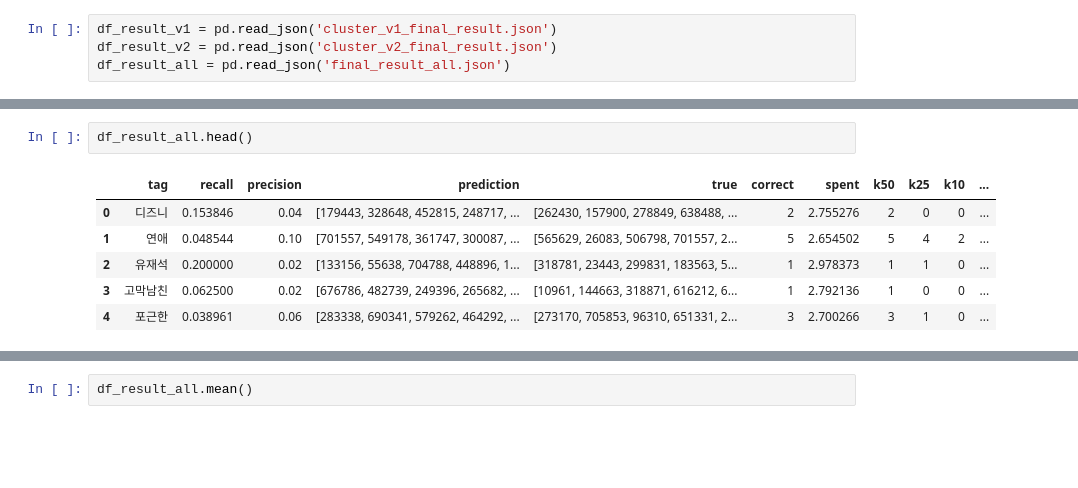
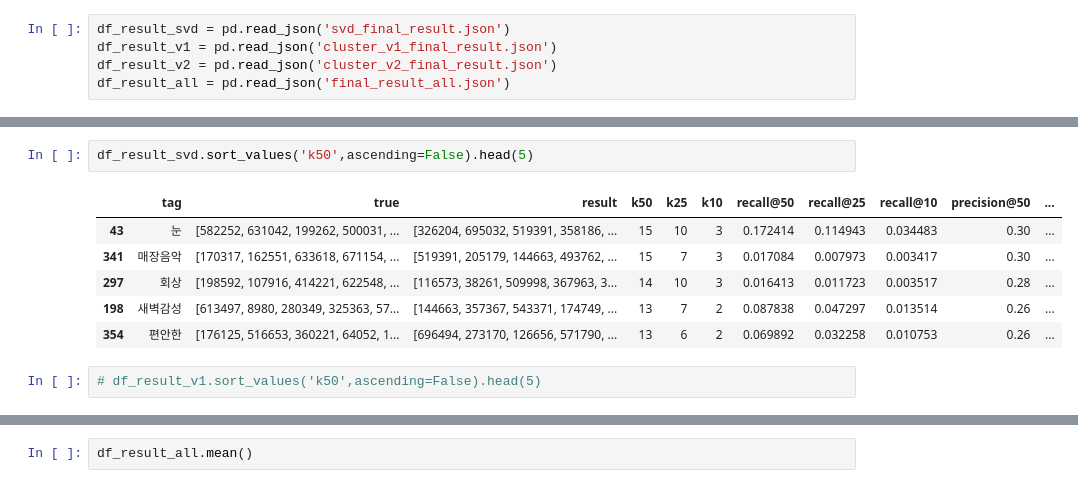
Before and after one commit to csy1204/Capstone-project-2020-Fall, a Jupyter notebook: result/result.ipynb, the cells around one changed output, grey strips where cells are left out. Saved outputs shown, nothing was run; the diff lists cells and outputs as text; blank space fills up the shorter version.

```diff
--- a/result/result.ipynb
+++ b/result/result.ipynb
@@ -8,4 +13,5 @@ glob.glob('*')
 # %%
+df_result_svd = pd.read_json('svd_final_result.json')
 df_result_v1 = pd.read_json('cluster_v1_final_result.json')
 df_result_v2 = pd.read_json('cluster_v2_final_result.json')
 df_result_all = pd.read_json('final_result_all.json')
@@ -30,9 +18,11 @@ df_result_v2.head()
-# %%
-df_result_all.head()
-# %% [output]
-|  | tag | recall | precision | prediction | true | correct | spent | k50 | k25 | k10 | ... |
-| 0 | 디즈니 | 0.153846 | 0.04 | [179443, 328648, 452815, 248717, ... | [262430, 157900, 278849, 638488, ... | 2 | 2.755276 | 2 | 0 | 0 | ... |
-| 1 | 연애 | 0.048544 | 0.10 | [701557, 549178, 361747, 300087, ... | [565629, 26083, 506798, 701557, 2... | 5 | 2.654502 | 5 | 4 | 2 | ... |
-| 2 | 유재석 | 0.200000 | 0.02 | [133156, 55638, 704788, 448896, 1... | [318781, 23443, 299831, 183563, 5... | 1 | 2.978373 | 1 | 1 | 0 | ... |
-| 3 | 고막남친 | 0.062500 | 0.02 | [676786, 482739, 249396, 265682, ... | [10961, 144663, 318871, 616212, 6... | 1 | 2.792136 | 1 | 0 | 0 | ... |
-| 4 | 포근한 | 0.038961 | 0.06 | [283338, 690341, 579262, 464292, ... | [273170, 705853, 96310, 651331, 2... | 3 | 2.700266 | 3 | 1 | 0 | ... |
+# %%
+df_result_svd.sort_values('k50',ascending=False).head(5)
+# %% [output]
+|  | tag | true | result | k50 | k25 | k10 | recall@50 | recall@25 | recall@10 | precision@50 | ... |
+| 43 | 눈 | [582252, 631042, 199262, 500031, ... | [326204, 695032, 519391, 358186, ... | 15 | 10 | 3 | 0.172414 | 0.114943 | 0.034483 | 0.30 | ... |
+| 341 | 매장음악 | [170317, 162551, 633618, 671154, ... | [519391, 205179, 144663, 493762, ... | 15 | 7 | 3 | 0.017084 | 0.007973 | 0.003417 | 0.30 | ... |
+| 297 | 회상 | [198592, 107916, 414221, 622548, ... | [116573, 38261, 509998, 367963, 3... | 14 | 10 | 3 | 0.016413 | 0.011723 | 0.003517 | 0.28 | ... |
+| 198 | 새벽감성 | [613497, 8980, 280349, 325363, 57... | [144663, 357367, 543371, 174749, ... | 13 | 7 | 2 | 0.087838 | 0.047297 | 0.013514 | 0.26 | ... |
+| 354 | 편안한 | [176125, 516653, 360221, 64052, 1... | [696494, 273170, 126656, 571790, ... | 13 | 6 | 2 | 0.069892 | 0.032258 | 0.010753 | 0.26 | ... |
+# %%
+# df_result_v1.sort_values('k50',ascending=False).head(5)
```
Also changed, not shown: parts of 18 cells of this notebook, 5 other files.
